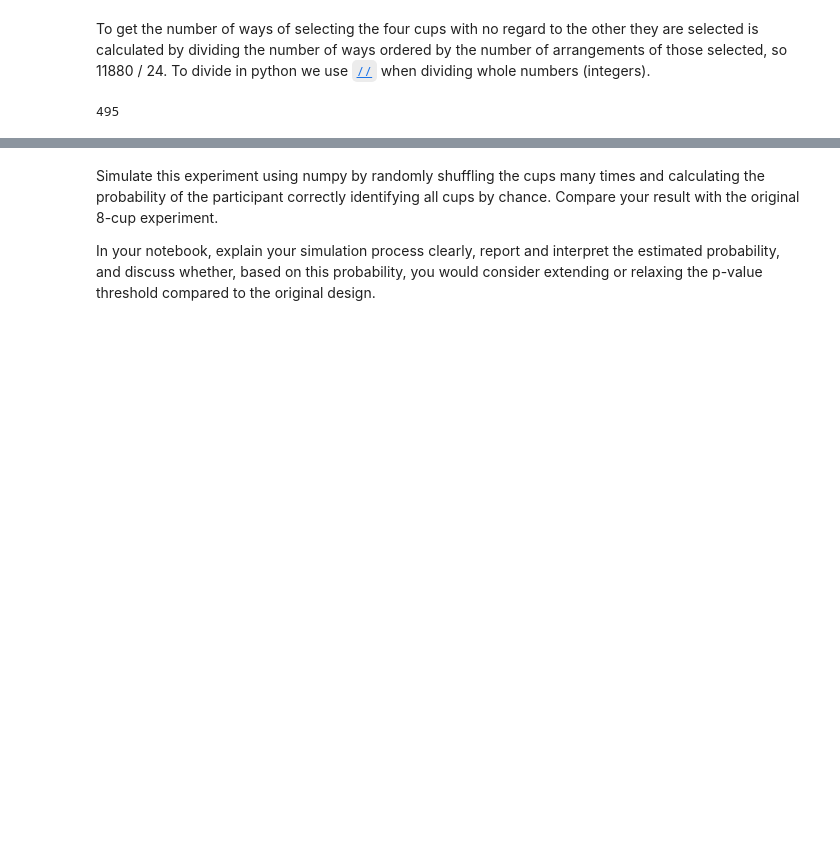
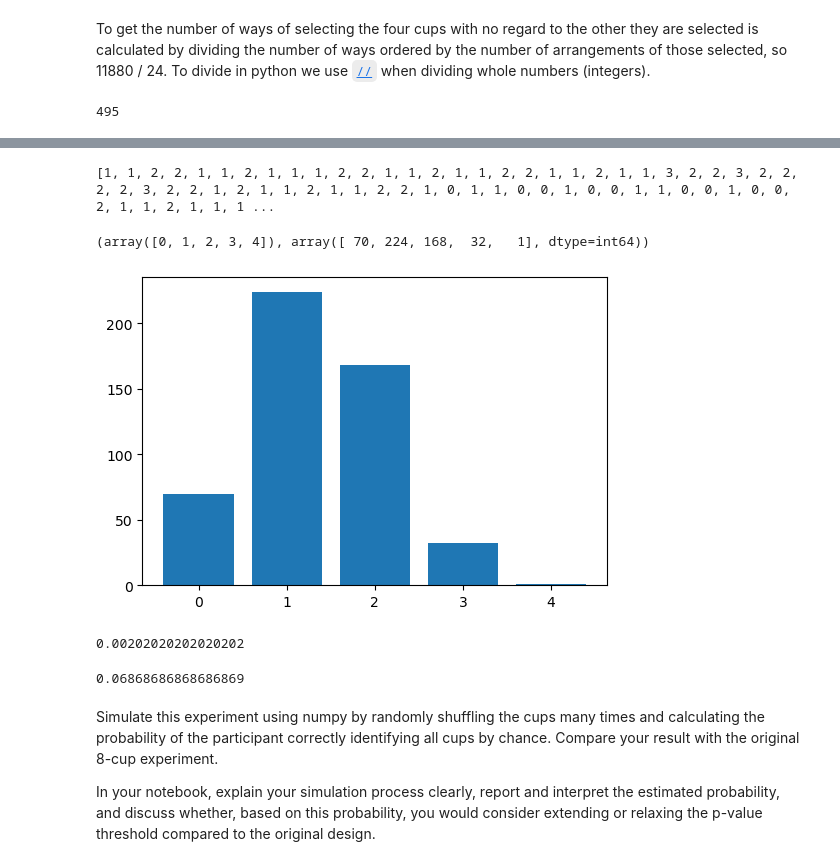
Before and after one commit to kknb1982/applied_statistics, a Jupyter notebook: problems.ipynb, the cells around one changed output, grey strips where cells are left out. Drawn from its saved outputs; the diff is of its cells as text; code cells hidden in the pictures; blank space fills up the shorter version.

Commit message:
completed probability of correct selection

```diff
--- a/problems.ipynb
+++ b/problems.ipynb
@@ -115,0 +185,9 @@ This step by step approach matches the `math.comb()` function. `math.comb()` is
+# %%
+# Import the random library
+import random
+
+# Select which cups have milk added first
+labels_milk_first = random.sample(labels, n_milk_first)
+
+# Show the result
+labels_milk_first
@@ -115,0 +199,6 @@ This step by step approach matches the `math.comb()` function. `math.comb()` is
+# %%
+# Turn labels_milk_first into a set
+set_milk_first = set(labels_milk_first)
+
+# Show the result
+set_milk_first
@@ -115,0 +209,14 @@ This step by step approach matches the `math.comb()` function. `math.comb()` is
+# %%
+# create an empty list to hold the number of overlaps
+no_overlaps = []
+
+# Loop through the combinations.
+for comb in combs:
+    # Turn comb into a set.
+    s1 = set(comb)
+    # Figure out where comb overlaps with set_milk_first.
+    overlap = s1.intersection(set_milk_first)
+    # Show the combination and the overlap.
+    print(comb, len(overlap), overlap)
+    # Append overlap to no_overlaps.
+    no_overlaps.append(len(overlap))
@@ -115,0 +241,5 @@ This step by step approach matches the `math.comb()` function. `math.comb()` is
+# %%
+# Show the overlaps
+print(no_overlaps)
+# %% [output]
+[1, 1, 2, 2, 1, 1, 2, 1, 1, 1, 2, 2, 1, 1, 2, 1, 1, 2, 2, 1, 1, 2, 1, 1, 3, 2, 2, 3, 2, 2, 2, 2, 3, 2, 2, 1, 2, 1, 1, 2, 1, 1, 2, 2, 1, 0, 1, 1, 0, 0, 1, 0, 0, 1, 1, 0, 0, 1, 0, 0, 2, 1, 1, 2, 1, 1, 1 ...
@@ -116,3 +249,29 @@ This step by step approach matches the `math.comb()` function. `math.comb()` is
+# %%
+# Count the number of times each overlap occurs.
+counts = np.unique(no_overlaps, return_counts=True)
+
+# Show.
+counts
+# %% [output]
+(array([0, 1, 2, 3, 4]), array([ 70, 224, 168,  32,   1], dtype=int64))
+# %%
+# Create a figure.
+fig, ax = plt.subplots(figsize=(6, 4))
+
+# Bar chart.
+ax.bar(counts[0], counts[1]);
+# %% [output]
+[figure, added]
+# %%
+# The probability of getting all four correct by chance is 1 in 495.
+1/n_ways
+# %% [output]
+0.00202020202020202
+# %%
+# the probability of getting three or more correct by chance is
+(1 + 33) / 495
+# %% [output]
+0.06868686868686869
 # %%
 
 
```
Also changed, not shown: parts of 20 cells of this notebook.
